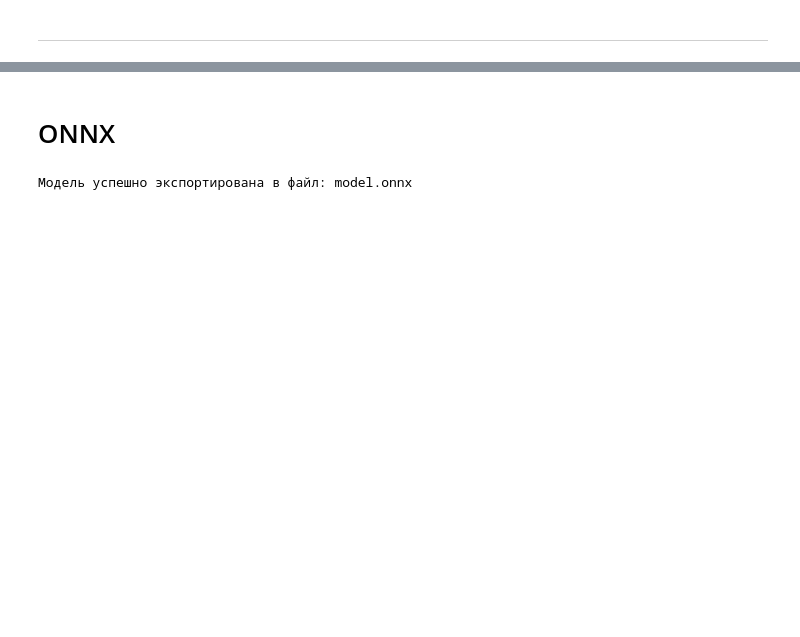
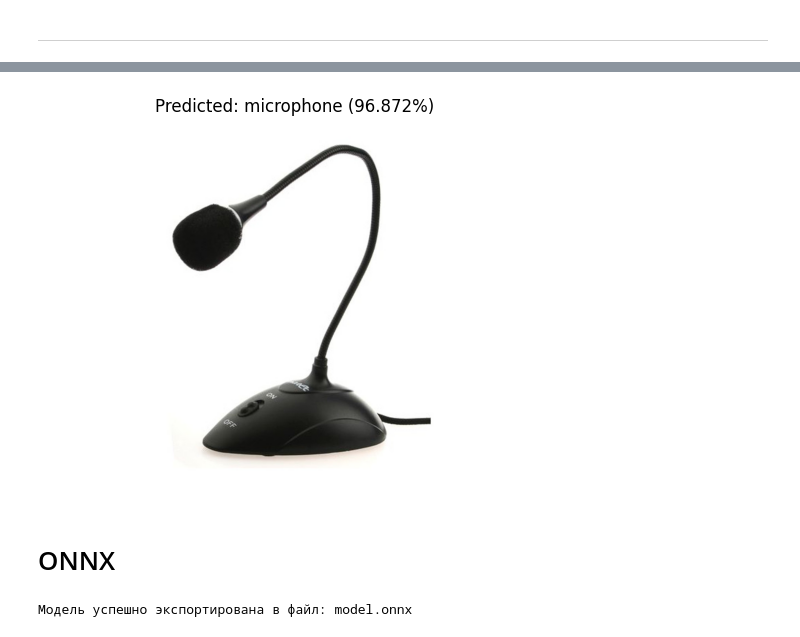
Before and after one commit to FedorPI/Triton_example, a Jupyter notebook: pt2onnx.ipynb, the cells around one changed output, grey strips where cells are left out. Drawn from its saved outputs; the diff is of its cells as text; code cells hidden in the pictures; blank space fills up the shorter version.

```diff
--- a/pt2onnx.ipynb
+++ b/pt2onnx.ipynb
@@ -59,3 +61,50 @@ plt.show()
+# %%
+import torch.nn as nn
+
+# Load pre-trained ResNet152 with correct API
+model = models.resnet152(weights=models.ResNet152_Weights.IMAGENET1K_V1)
+
+# Add Softmax layer at the end
+model = nn.Sequential(
+    model,  # Original ResNet152
+    nn.Softmax(dim=1)  # Adds Softmax to convert outputs to probabilities
+)
+
+device = torch.device('cuda' if torch.cuda.is_available() else 'cpu')
+model.to(device)
+model.eval();
+# %%
+import matplotlib.pyplot as plt
+from PIL import Image
+
+# Загрузите изображение для инференса
+image_path = 'test_images/1.jpg'  # Замените на путь к вашему изображению
+image = Image.open(image_path)
+image_tensor = preprocess(image)
+image_tensor = image_tensor.unsqueeze(0).to(device)  # Добавляем размер батча
+
+# Прогоните изображение через модель
+with torch.no_grad():
+    output = model(image_tensor)
+
+# Примените softmax для получения вероятностей классов
+probabilities = output.cpu()
+
+# Отображение результатов
+top_prob, top_class = torch.topk(probabilities, 1)
+top_prob = top_prob.item()
+top_class = top_class.item()
+
+# Получить имя класса
+class_name = class_names[top_class]
+
+# Отобразить изображение
+plt.imshow(image)
+plt.axis('off')
+plt.title(f'Predicted: {class_name} ({top_prob*100:.3f}%)')
+plt.show()
+# %% [output]
+[figure, added]
 # %% [markdown]
 # ONNX
 # %%
```
Also changed, not shown: parts of 3 cells of this notebook, 5 other files.
